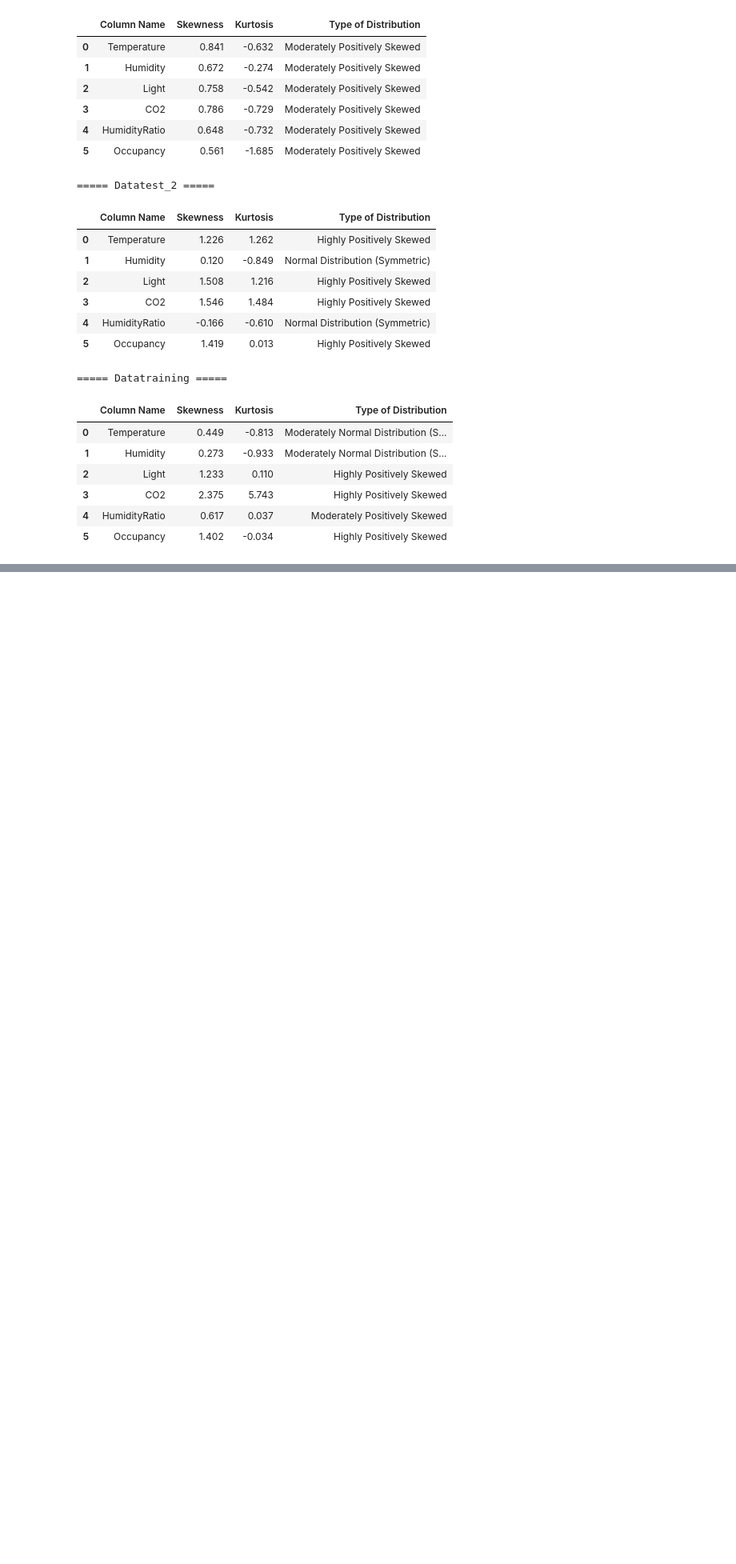
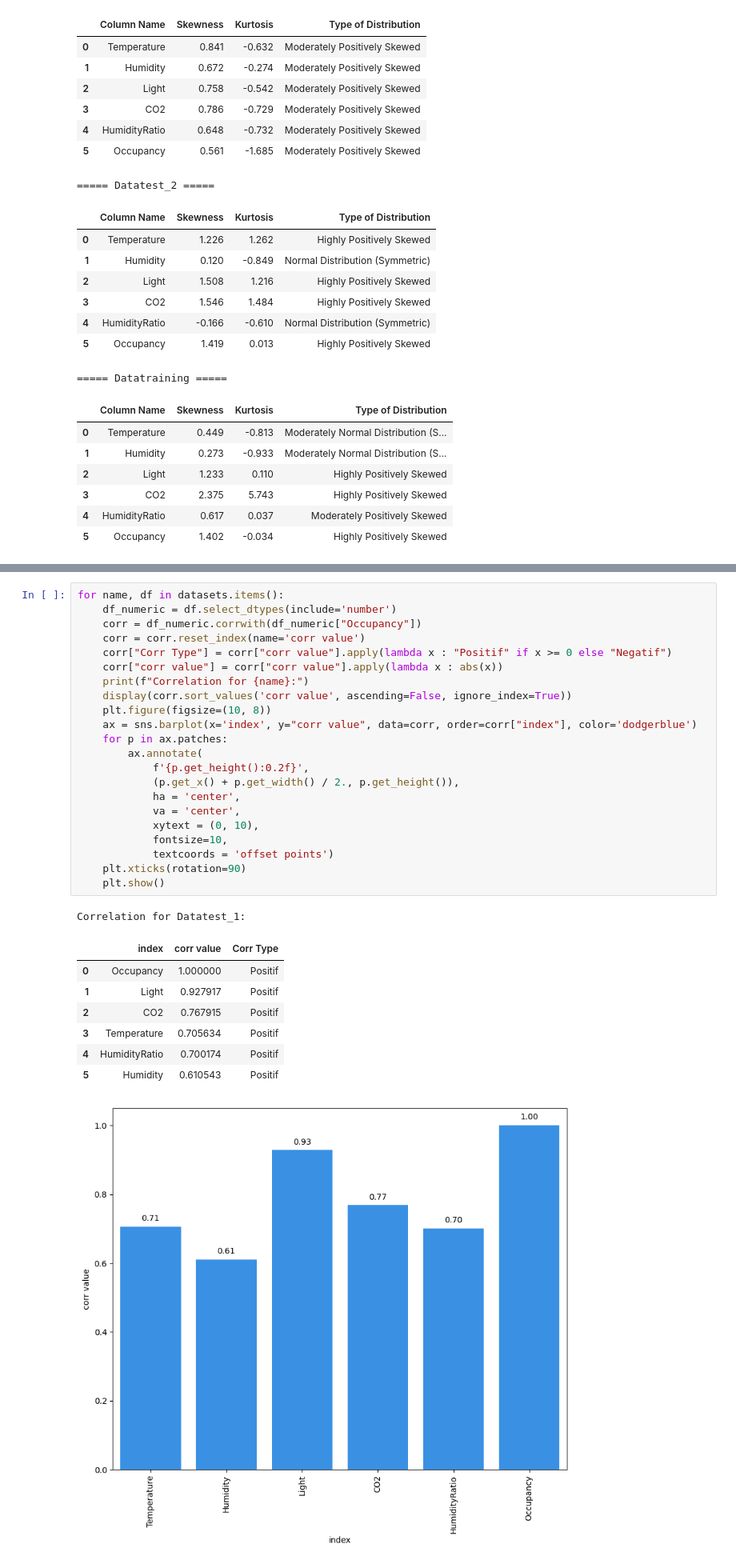
Before and after one commit to aryaadhy/Occupancy_Detection_FINPRO, a Jupyter notebook: FINPRO_DS38_Arya_Adhy.ipynb, the cells around one changed output, grey strips where cells are left out. Shown at 80% size. Drawn from its saved outputs; the diff is of its cells as text; blank space fills up the shorter version.

```diff
--- a/FINPRO_DS38_Arya_Adhy.ipynb
+++ b/FINPRO_DS38_Arya_Adhy.ipynb
@@ -415,0 +469,32 @@ for name, df in datasets.items():
+# %%
+for name, df in datasets.items():
+    df_numeric = df.select_dtypes(include='number')
+    corr = df_numeric.corrwith(df_numeric["Occupancy"])
+    corr = corr.reset_index(name='corr value')
+    corr["Corr Type"] = corr["corr value"].apply(lambda x : "Positif" if x >= 0 else "Negatif")
+    corr["corr value"] = corr["corr value"].apply(lambda x : abs(x))
+    print(f"Correlation for {name}:")
+    display(corr.sort_values('corr value', ascending=False, ignore_index=True))
+    plt.figure(figsize=(10, 8))
+    ax = sns.barplot(x='index', y="corr value", data=corr, order=corr["index"], color='dodgerblue')
+    for p in ax.patches:
+        ax.annotate(
+            f'{p.get_height():0.2f}',
+            (p.get_x() + p.get_width() / 2., p.get_height()),
+            ha = 'center',
+            va = 'center',
+            xytext = (0, 10),
+            fontsize=10,
+            textcoords = 'offset points')
+    plt.xticks(rotation=90)
+    plt.show()
+# %% [output]
+Correlation for Datatest_1:
+|  | index | corr value | Corr Type |
+| 0 | Occupancy | 1.000000 | Positif |
+| 1 | Light | 0.927917 | Positif |
+| 2 | CO2 | 0.767915 | Positif |
+| 3 | Temperature | 0.705634 | Positif |
+| 4 | HumidityRatio | 0.700174 | Positif |
+| 5 | Humidity | 0.610543 | Positif |
+[figure, added]
```
Also changed, not shown: parts of 6 cells of this notebook.
